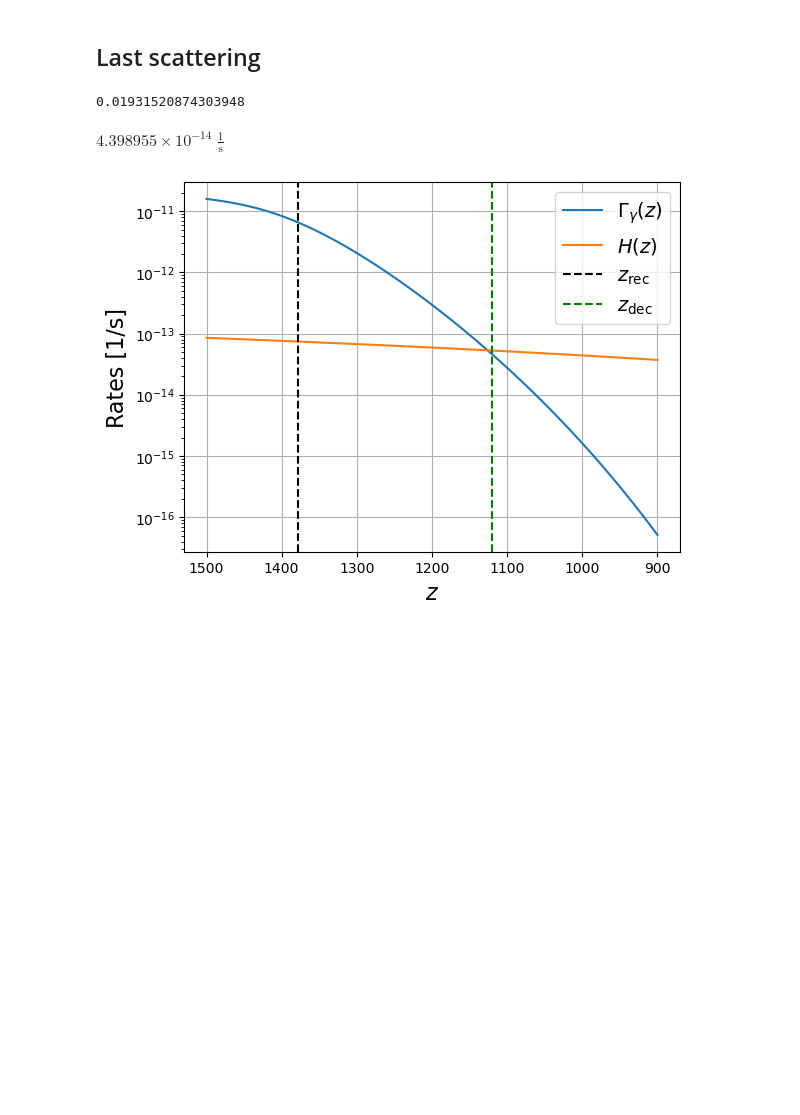
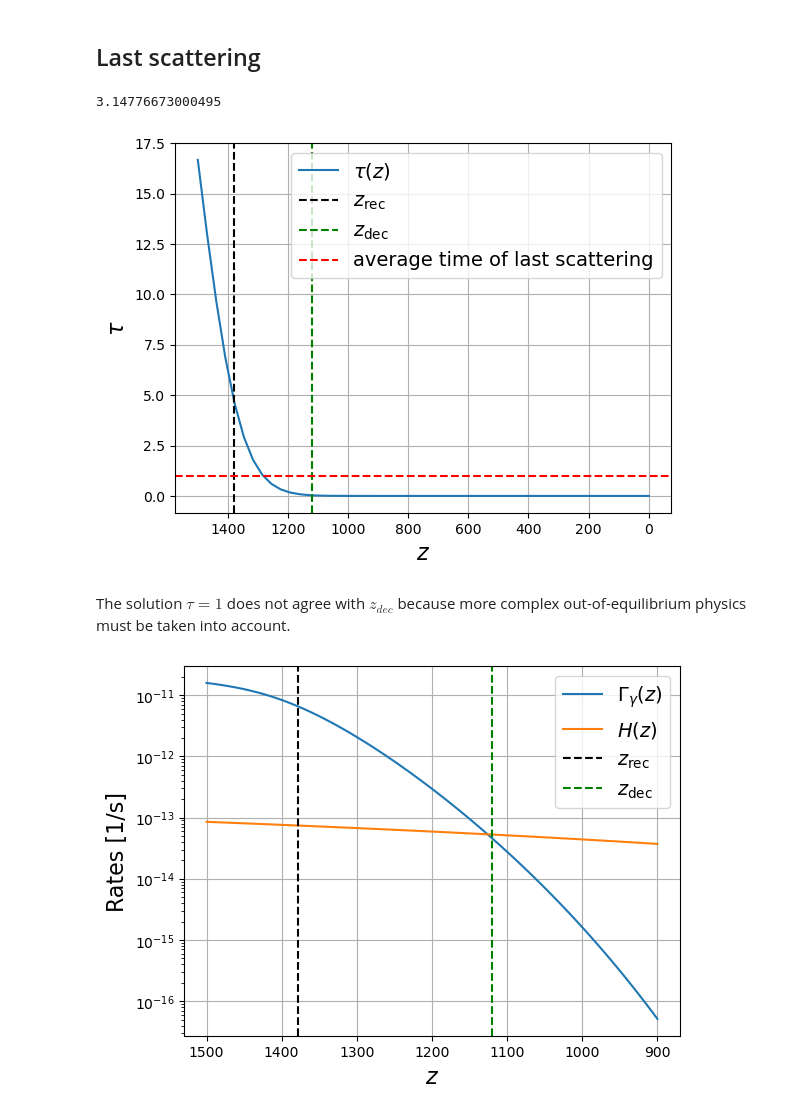
Before and after one commit to jeremyneveu/m2-npac-grac, a Jupyter notebook: notebooks/CMB_Saha_equation.ipynb, the cells around one changed output. Cells and saved outputs as stored; diff of their text form; code cells hidden in the pictures; blank space fills up the shorter version.

```diff
--- a/notebooks/CMB_Saha_equation.ipynb
+++ b/notebooks/CMB_Saha_equation.ipynb
@@ -76,6 +91,13 @@ c(T(1000))
 # %%
 def Xe(T):
-    return (-1 + np.sqrt(1 + 4*c(T)))/(2*c(T))
+    if T > 300 * u.K:
+        return (-1 + np.sqrt(1 + 4*c(T)))/(2*c(T))
+    else:
+        # 1/sqrt(c)
+        exp = np.exp(-BH.to(u.J)/ (2 * const.k_B * T))
+        factor = np.sqrt(eta * (ng(T) * (const.m_e * const.k_B * T / (2 * np.pi * const.hbar**2)) **(-3/2)).to(u.dimensionless_unscaled))
+        return (exp / factor).value
+        # return 1  # fully ionized at redshift 10
 
 def ne(T):
     return Xe(T) * eta * ng(T)
@@ -106,9 +136,10 @@ def t_to_z(t):
     return np.interp(t, tt, zz)
 # %%
 #| label: saha_Xe
+zz = np.linspace(1000, 1800, 100)
 
 fig, ax1 = plt.subplots(constrained_layout=True)
-plt.plot(zz, Xe(T(zz)))
+plt.plot(zz, [Xe(TT) for TT in T(zz)])
 plt.axvline(zrec, color="k", linestyle="--", label="$z_{\mathrm{rec}}$")
 plt.axhline(0.5, color="k", linestyle=":")
 plt.xlabel("$z$", fontsize=16)
@@ -118,7 +149,7 @@ plt.grid()
 ax1.invert_xaxis()
 
 secax = ax1.twiny()
-secax.plot(tt, Xe(T(t_to_z(tt))), linestyle="none")
+secax.plot(tt, [Xe(T(t_to_z(ttt))) for ttt in tt], linestyle="none")
 secax.set_xscale("log")
 secax.set_xlabel('$t$ [yr]', fontsize=14)
 
@@ -176,21 +207,37 @@ $355616.71 \; \mathrm{yr}$
 from scipy.integrate import quad
 
 def Gamma(z):
-    return sigmaT * const.c * eta * ng(T(z)) * Xe(T(z))
+    return (sigmaT * const.c * eta * ng(T(z)) * Xe(T(z))).to(1/u.s)
 
 def H(z):
     return Planck18.H(z).to(1/u.s)
 
 def tau(z):
-    return quad(lambda zz: Gamma(zz)/(H(zz)*(1+zz)), 100, z)[0]
+    return quad(lambda zz: (Gamma(zz)/(H(zz)*(1+zz))).to(u.dimensionless_unscaled), 0, z)[0]
 
 tau(1100)
 # %% [output]
-0.01931520874303948
+3.14776673000495
-# %%
-H(1000)
-# %% [output]
-$4.398955 \times 10^{-14} \; \mathrm{\frac{1}{s}}$
+# %%
+fig = plt.figure()
+zz = np.linspace(1500, 0, 50)
+plt.plot(zz, [tau(z) for z in zz], label=r"$\tau(z)$")
+#plt.plot(zz, H(zz), label="$H(z)$")
+plt.gca().invert_xaxis()
+#plt.xscale("log")
+plt.axvline(zrec, color="k", linestyle="--", label="$z_{\mathrm{rec}}$")
+plt.axvline(zdec, color="g", linestyle="--", label="$z_{\mathrm{dec}}$")
+plt.axhline(1, color="r", linestyle="--", label="average time of last scattering")
+#plt.yscale("log")
+plt.legend(fontsize=14)
+plt.xlabel("$z$", fontsize=16)
+plt.ylabel(r"$\tau$", fontsize=16)
+plt.grid()
+plt.show()
+# %% [output]
+[figure, added]
+# %% [markdown]
+The solution $\tau=1$ does not agree with $z_{dec}$ because more complex out-of-equilibrium physics must be taken into account.
 # %%
 #| label: rates_decoupling
 
```
Also changed, not shown: parts of 18 cells of this notebook, 4 other files.
